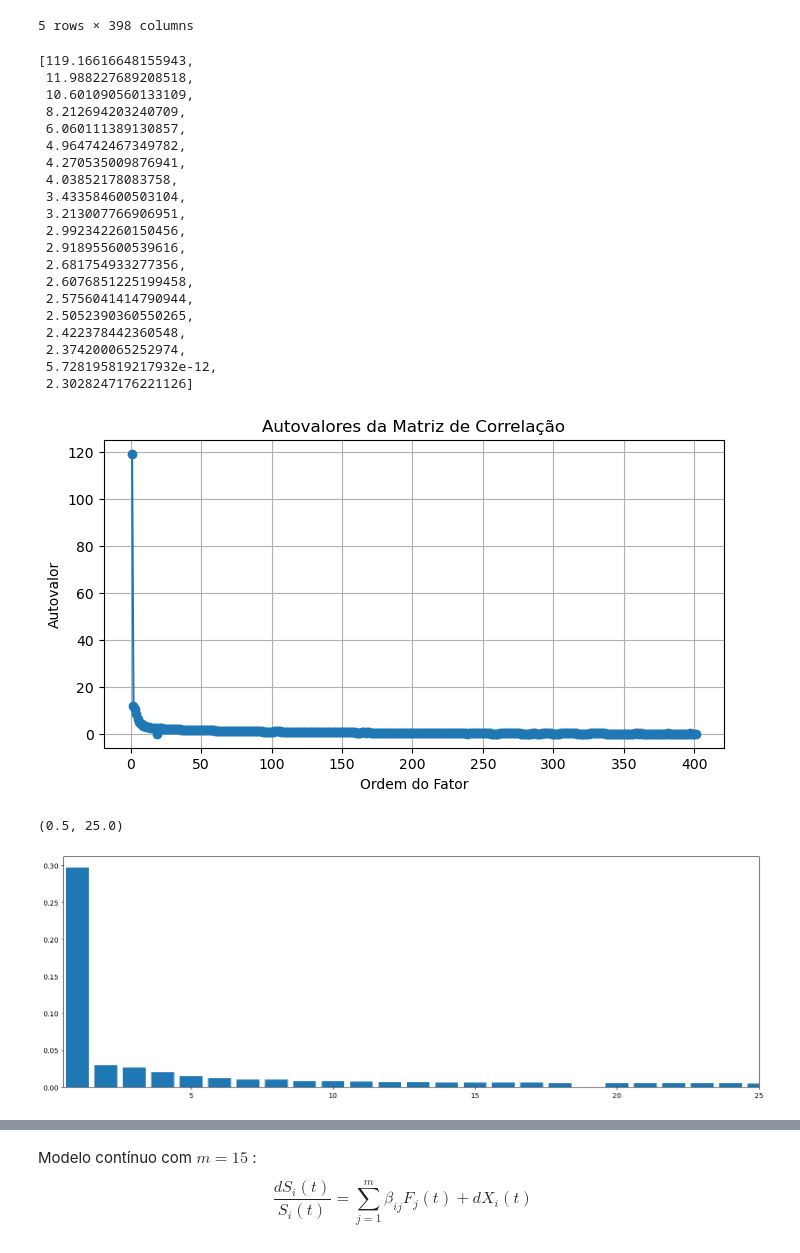
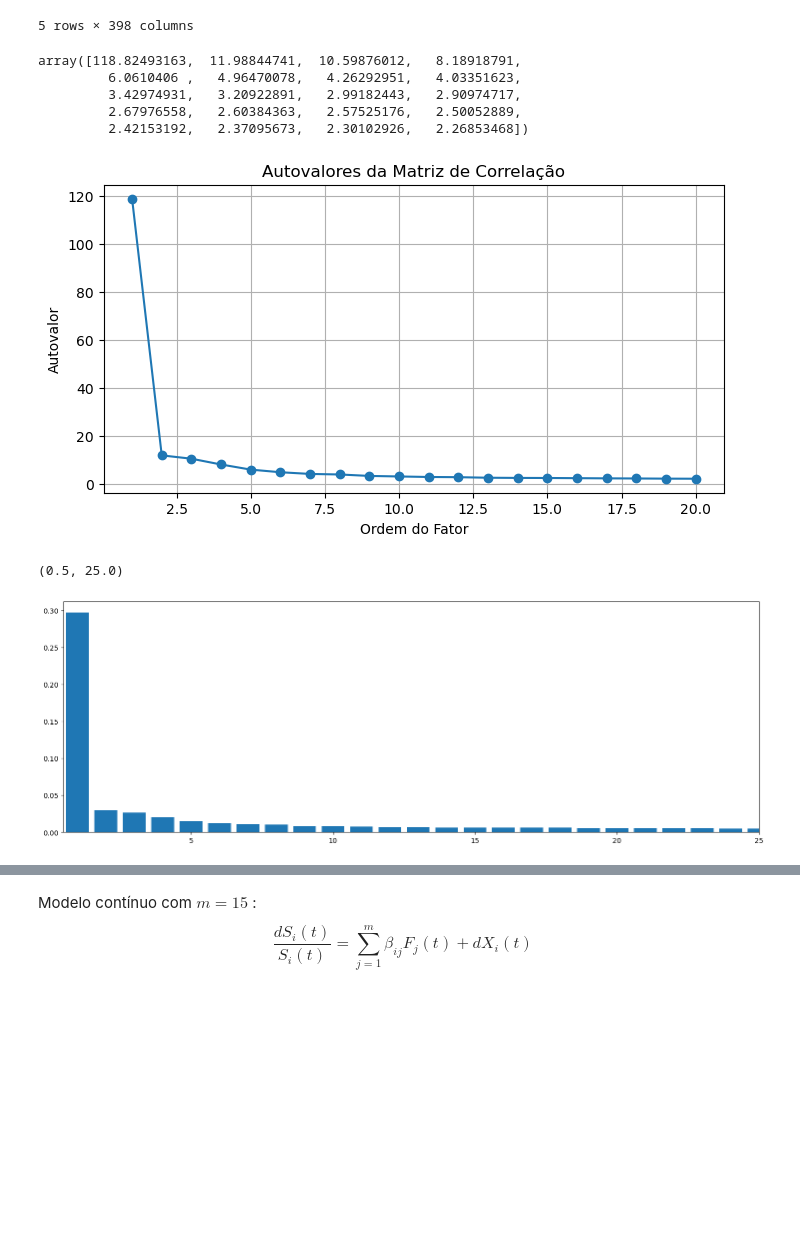
Before and after one commit to savio160502/Statistical-Arbitrage, a Jupyter notebook: Amostragem_estatistica.ipynb, the cells around one changed output, grey strips where cells are left out. Cells and saved outputs as stored; diff of their text form; code cells hidden in the pictures; blank space fills up the shorter version.

```diff
--- a/Amostragem_estatistica.ipynb
+++ b/Amostragem_estatistica.ipynb
@@ -337,45 +337,33 @@ corr_matrix2.head()
 5 rows × 398 columns
 # %%
 # PCA sobre matriz de correlação empírica
-eigen_val,eigen_vec = np.linalg.eig(corr_matrix)
-eigen_val_full,eigen_vec_full = np.linalg.eig(corr_matrix_full)
-eigen_val = list(eigen_val)
-eigen_vec = list(eigen_vec)
-eigen_val_full = list(eigen_val_full)
-eigen_vec_full = list(eigen_vec_full)
+evals, evecs = np.linalg.eigh(corr_matrix)
+idx = np.argsort(evals)[::-1]
+eigen_val  = evals[idx]
+eigen_vec  = evecs[:, idx]
+
+evals_f, evecs_f = np.linalg.eigh(corr_matrix_full)
+idx_f = np.argsort(evals_f)[::-1]
+eigen_val_full = evals_f[idx_f]
+eigen_vec_full = evecs_f[:, idx_f]
 
 display(eigen_val[:20])
 
-# plotando os autovalores
+# --- Visualização dos 20 maiores autovalores
 plt.figure(figsize=(8, 4))
-plt.plot(np.arange(1, len(eigen_val)+1), eigen_val, 'o-')
+plt.plot(np.arange(1, min(20, len(eigen_val)) + 1), eigen_val[:20], 'o-')
 plt.title("Autovalores da Matriz de Correlação")
 plt.xlabel("Ordem do Fator")
 plt.ylabel("Autovalor")
 plt.grid(True)
 plt.show()
 # %% [output]
-[119.16616648155943,
- 11.988227689208518,
- 10.601090560133109,
- 8.212694203240709,
- 6.060111389130857,
- 4.964742467349782,
- 4.270535009876941,
- 4.03852178083758,
- 3.433584600503104,
- 3.213007766906951,
- 2.992342260150456,
- 2.918955600539616,
- 2.681754933277356,
- 2.6076851225199458,
- 2.5756041414790944,
- 2.5052390360550265,
- 2.422378442360548,
- 2.374200065252974,
- 5.728195819217932e-12,
- 2.3028247176221126]
+array([118.82493163,  11.98844741,  10.59876012,   8.18918791,
+         6.0610406 ,   4.96470078,   4.26292951,   4.03351623,
+         3.42974931,   3.20922891,   2.99182443,   2.90974717,
+         2.67976558,   2.60384363,   2.57525176,   2.50052889,
+         2.42153192,   2.37095673,   2.30102926,   2.26853468])
-[figure, old version]
+[figure, new version]
 # %%
 plt.figure(figsize=(18,6))
 plt.bar(np.arange(1, len(eigen_val)+1),height = (eigen_val)/sum(eigen_val))
@@ -383,4 +371,4 @@ plt.xlim(0.5,25)
 #plt.ylim(0,0.7)
 # %% [output]
 (0.5, 25.0)
-[figure, old version]
+[figure, new version]
```
Also changed, not shown: parts of 24 cells of this notebook.
